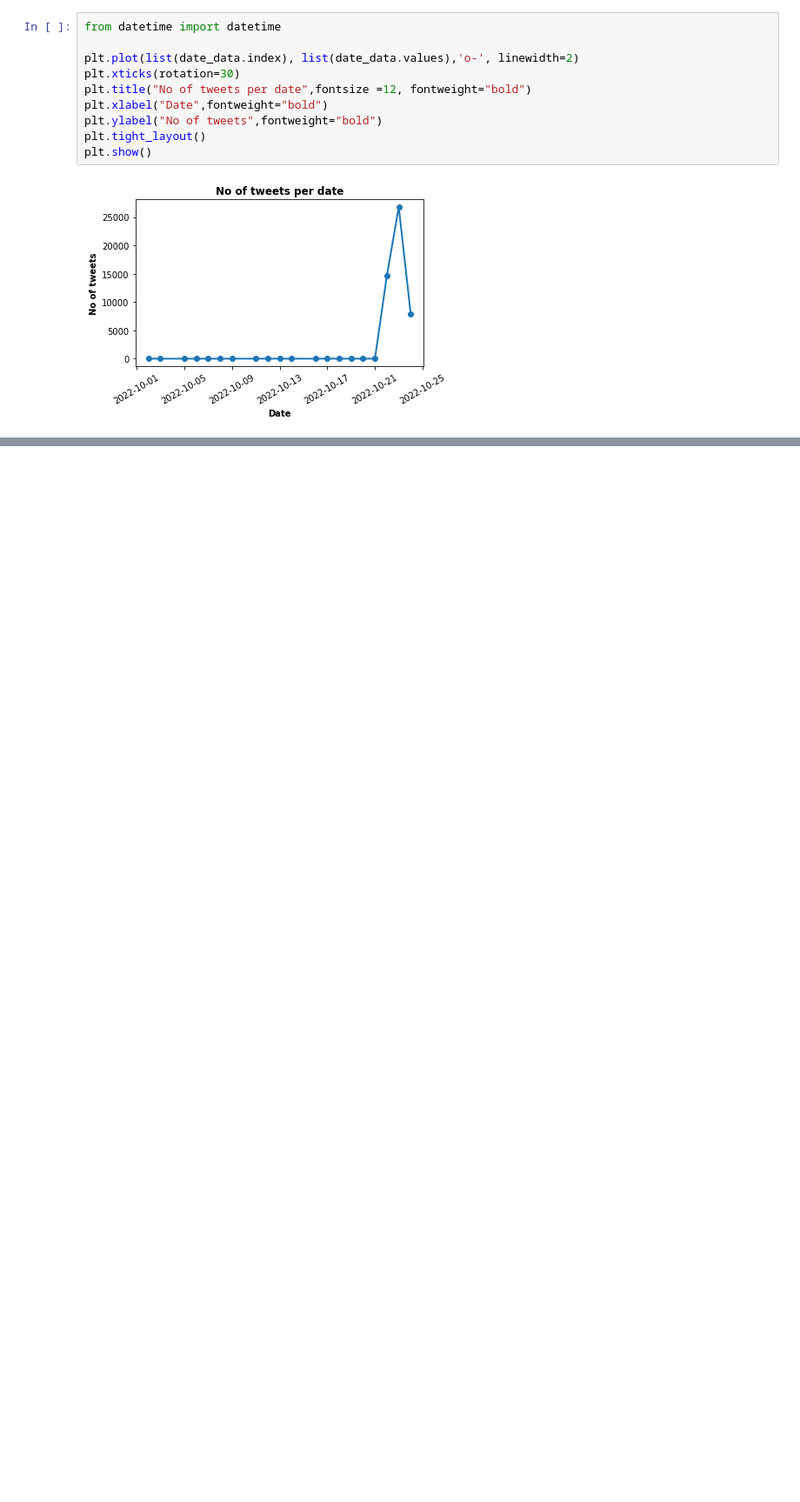
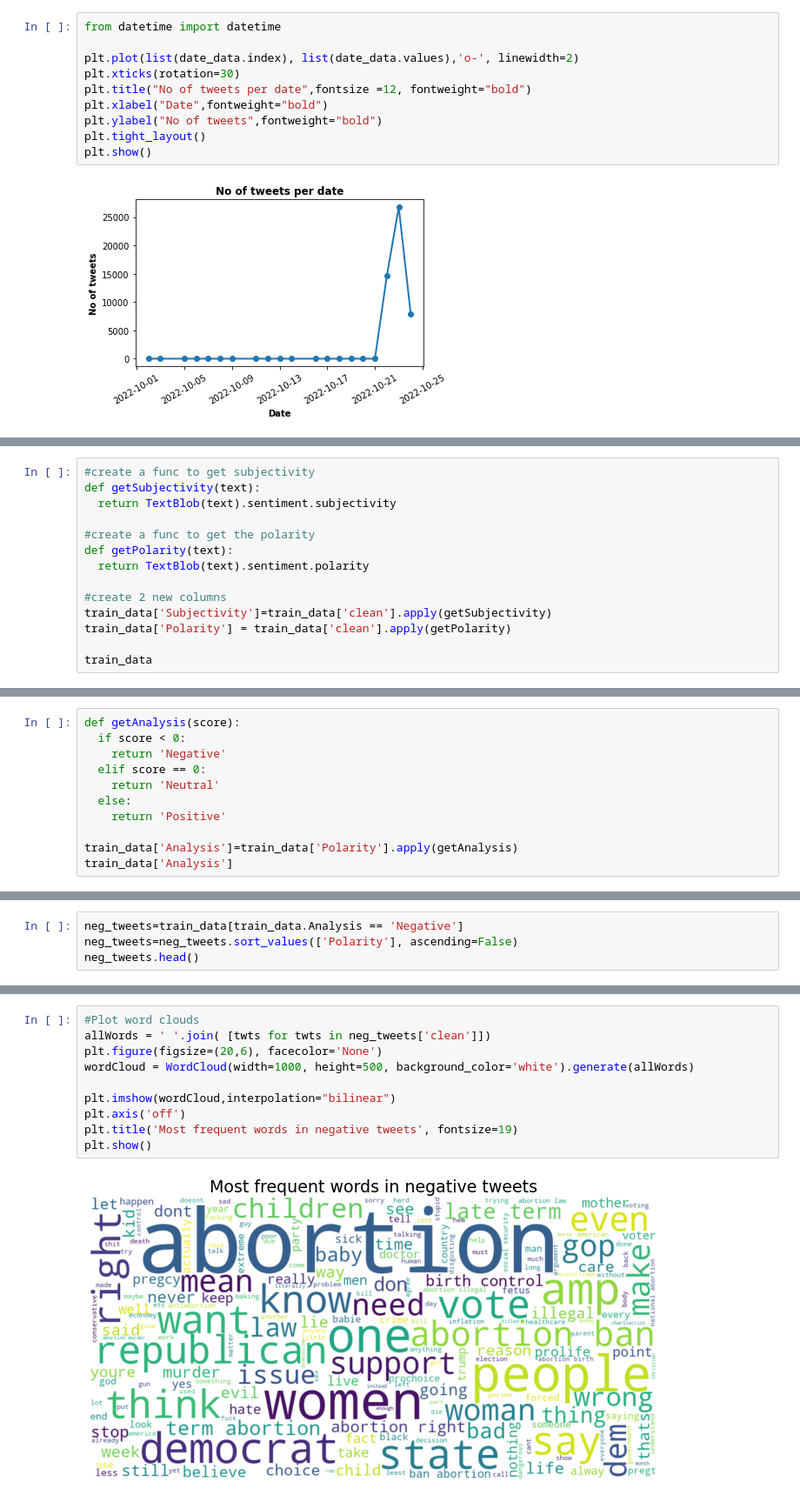
Before and after one commit to ushifali/Twiter_Analysis_Abortion_Law_US, a Jupyter notebook: EDA of unsupervised abortion tweets.ipynb, the cells around one changed output, grey strips where cells are left out. Shown at 87% size. Drawn from its saved outputs; the diff is of its cells as text; blank space fills up the shorter version.

```diff
--- a/EDA of unsupervised abortion tweets.ipynb
+++ b/EDA of unsupervised abortion tweets.ipynb
@@ -508,0 +427,14 @@ plt.show()
+# %%
+#create a func to get subjectivity
+def getSubjectivity(text):
+  return TextBlob(text).sentiment.subjectivity
+
+#create a func to get the polarity
+def getPolarity(text):
+  return TextBlob(text).sentiment.polarity
+
+#create 2 new columns
+train_data['Subjectivity']=train_data['clean'].apply(getSubjectivity)
+train_data['Polarity'] = train_data['clean'].apply(getPolarity)
+
+train_data
@@ -508,0 +455,11 @@ plt.show()
+# %%
+def getAnalysis(score):
+  if score < 0:
+    return 'Negative'
+  elif score == 0:
+    return 'Neutral'
+  else:
+    return 'Positive'
+
+train_data['Analysis']=train_data['Polarity'].apply(getAnalysis)
+train_data['Analysis']
@@ -508,0 +545,4 @@ plt.show()
+# %%
+neg_tweets=train_data[train_data.Analysis == 'Negative']
+neg_tweets=neg_tweets.sort_values(['Polarity'], ascending=False)
+neg_tweets.head()
@@ -508,0 +569,12 @@ plt.show()
+# %%
+#Plot word clouds
+allWords = ' '.join( [twts for twts in neg_tweets['clean']])
+plt.figure(figsize=(20,6), facecolor='None')
+wordCloud = WordCloud(width=1000, height=500, background_color='white').generate(allWords)
+
+plt.imshow(wordCloud,interpolation="bilinear")
+plt.axis('off')
+plt.title('Most frequent words in negative tweets', fontsize=19)
+plt.show()
+# %% [output]
+[figure, added]
```
Also changed, not shown: parts of 38 cells of this notebook.
